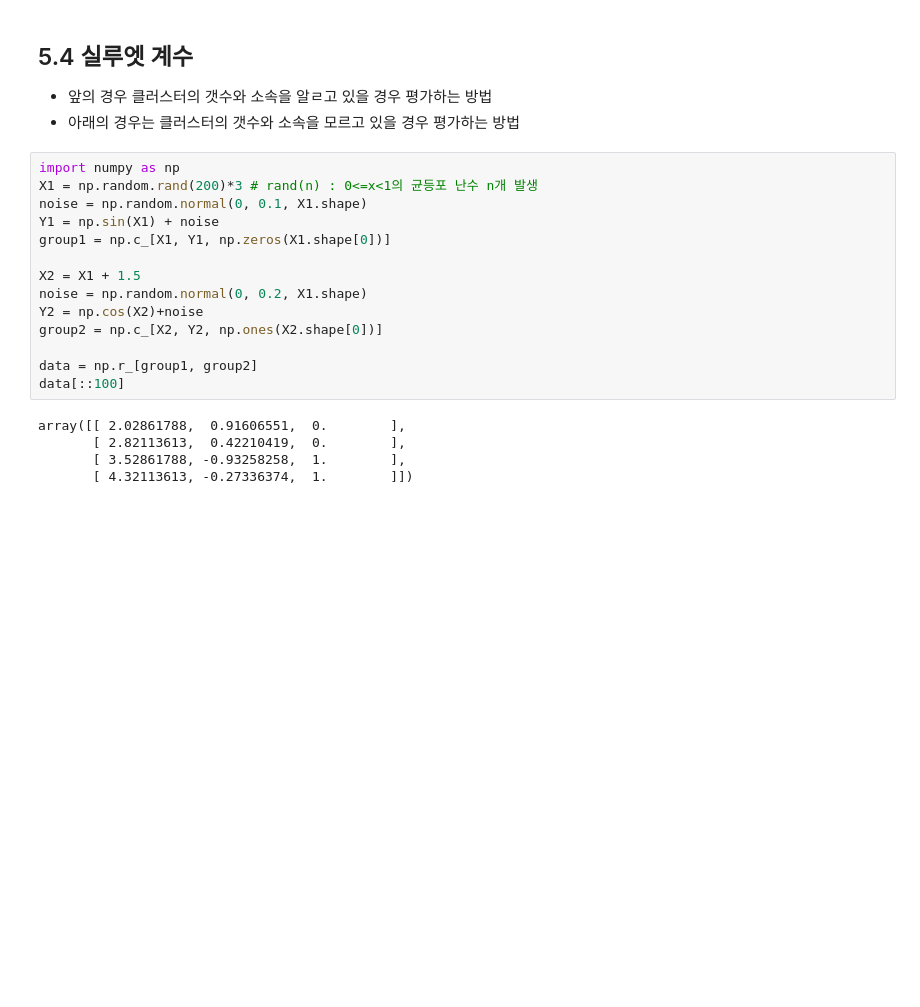
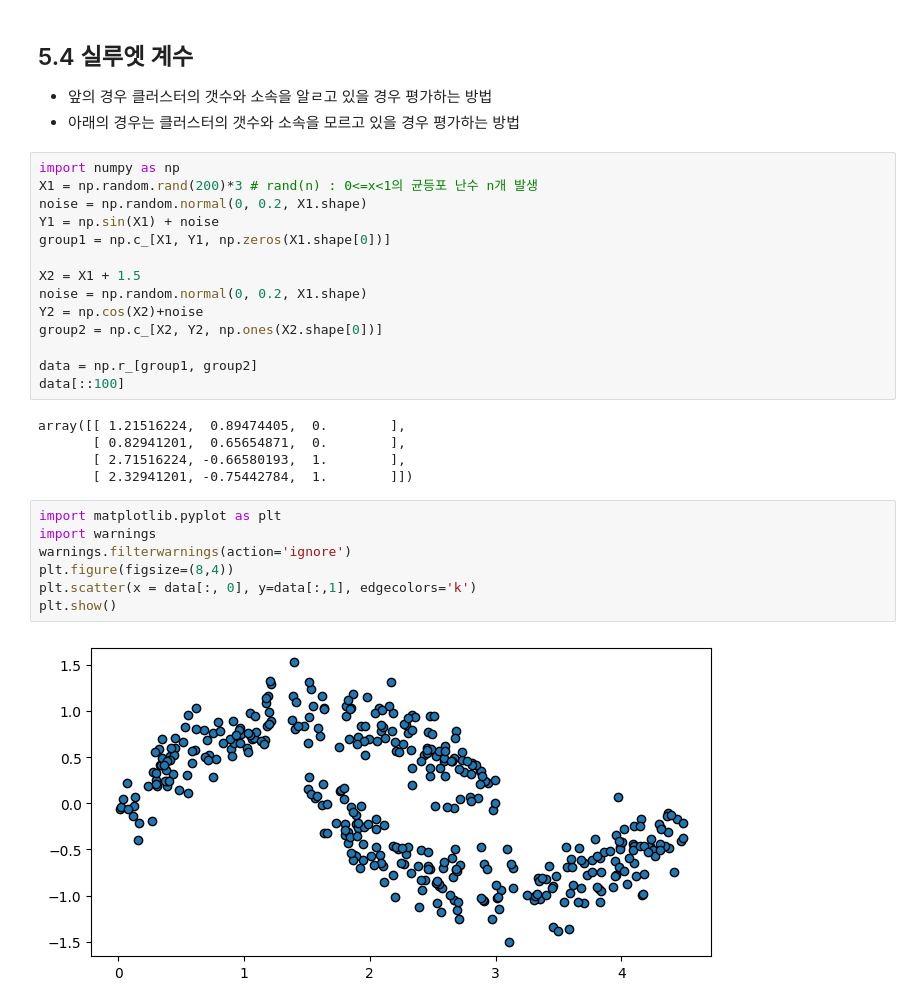
Before and after one commit to hayza1017/ai, a Jupyter notebook: Source/08_MachineLearning/ch2_군집분석.ipynb, the cells around one changed output. Drawn from its saved outputs; the diff is of its cells as text; blank space fills up the shorter version.

```diff
--- a/Source/08_MachineLearning/ch2_군집분석.ipynb
+++ b/Source/08_MachineLearning/ch2_군집분석.ipynb
@@ -670,7 +680,7 @@ print(completeness_score(iris_y2, pred2)) # 클러스터 2
 # %%
 import numpy as np
 X1 = np.random.rand(200)*3 # rand(n) : 0<=x<1의 균등포 난수 n개 발생
-noise = np.random.normal(0, 0.1, X1.shape)
+noise = np.random.normal(0, 0.2, X1.shape)
 Y1 = np.sin(X1) + noise
 group1 = np.c_[X1, Y1, np.zeros(X1.shape[0])]
 
@@ -682,7 +692,16 @@ group2 = np.c_[X2, Y2, np.ones(X2.shape[0])]
 data = np.r_[group1, group2]
 data[::100]
 # %% [output]
-array([[ 2.02861788,  0.91606551,  0.        ],
-       [ 2.82113613,  0.42210419,  0.        ],
-       [ 3.52861788, -0.93258258,  1.        ],
-       [ 4.32113613, -0.27336374,  1.        ]])
+array([[ 1.21516224,  0.89474405,  0.        ],
+       [ 0.82941201,  0.65654871,  0.        ],
+       [ 2.71516224, -0.66580193,  1.        ],
+       [ 2.32941201, -0.75442784,  1.        ]])
+# %%
+import matplotlib.pyplot as plt
+import warnings
+warnings.filterwarnings(action='ignore')
+plt.figure(figsize=(8,4))
+plt.scatter(x = data[:, 0], y=data[:,1], edgecolors='k')
+plt.show()
+# %% [output]
+[figure, added]
```
Also changed, not shown: parts of 12 cells of this notebook, 3 other files.
